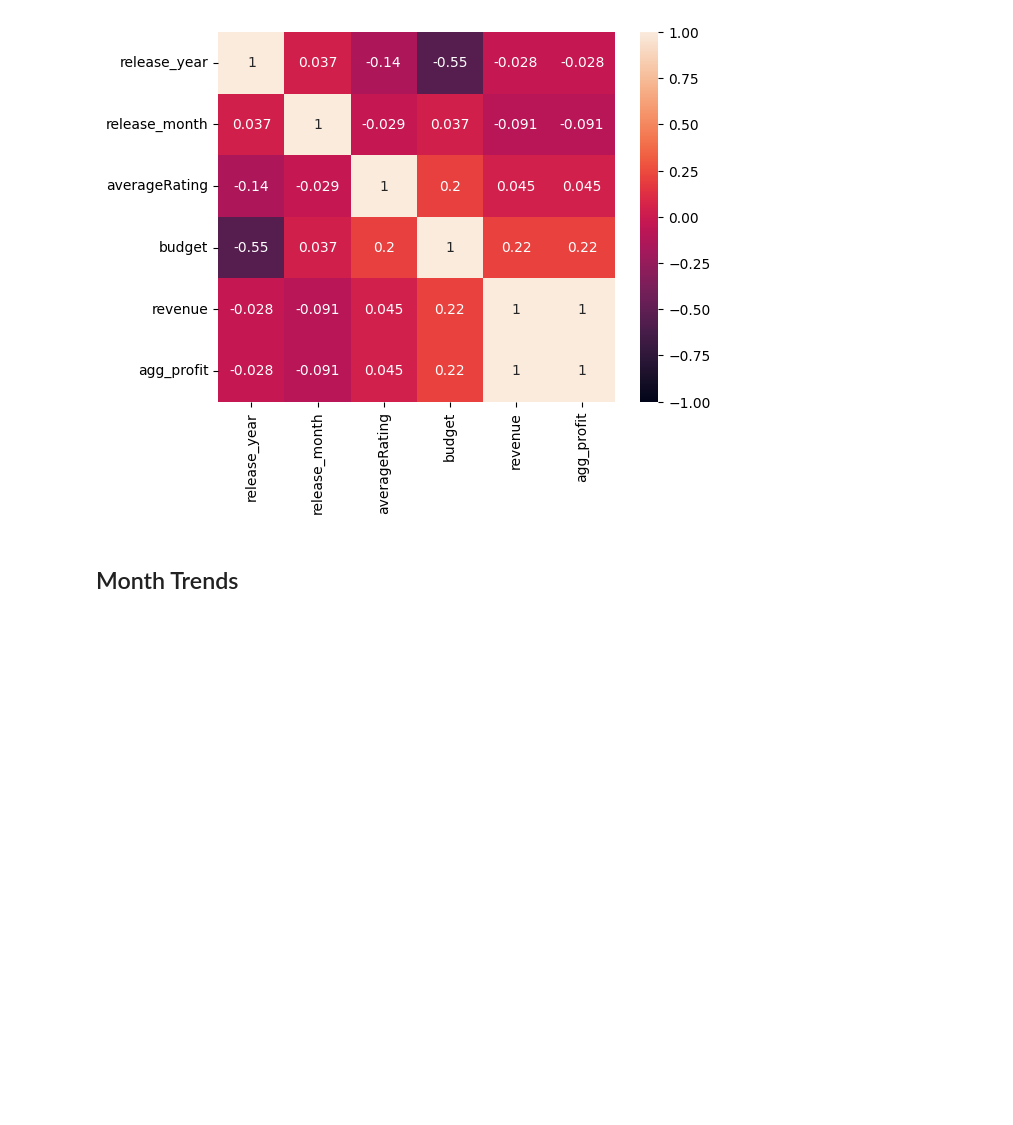
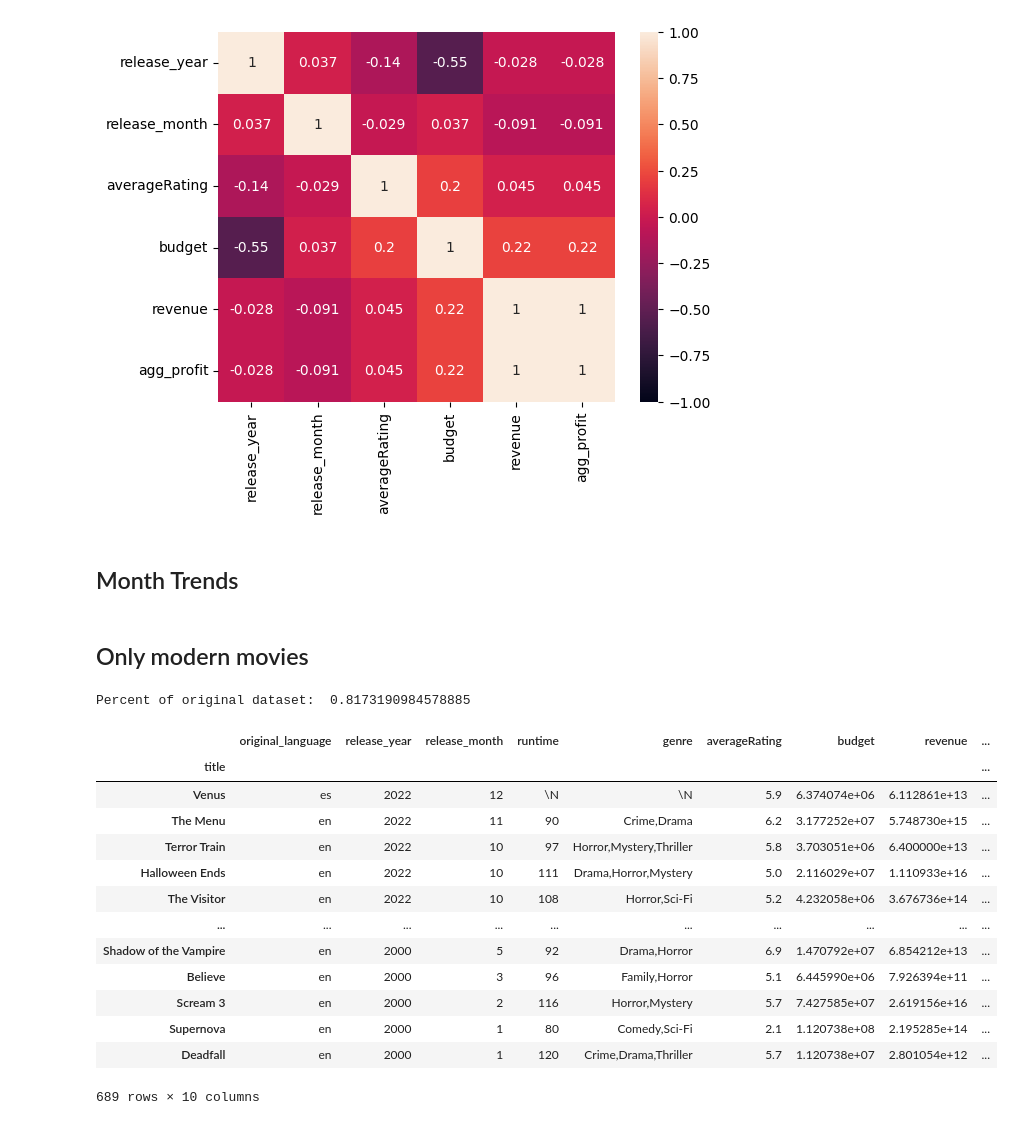
Before and after one commit to StevenAGoodman/tsa_data_science, a Jupyter notebook: exploratory.ipynb, the cells around one changed output. Cells and saved outputs as stored; diff of their text form; code cells hidden in the pictures; blank space fills up the shorter version.

```diff
--- a/exploratory.ipynb
+++ b/exploratory.ipynb
@@ -67,3 +65,26 @@ plt.show()
 [figure]
 # %% [markdown]
 ## Month Trends
+# %% [markdown]
+## Only modern movies
+# %%
+# only modern movies
+cent21_df = combined_df[combined_df["release_year"] >= 2000]
+print("Percent of original dataset: ", len(cent21_df) / len(combined_df))
+cent21_df
+# %% [output]
+Percent of original dataset:  0.8173190984578885
+|  | original_language | release_year | release_month | runtime | genre | averageRating | budget | revenue | ... |
+| title |  |  |  |  |  |  |  |  | ... |
+| Venus | es | 2022 | 12 | \N | \N | 5.9 | 6.374074e+06 | 6.112861e+13 | ... |
+| The Menu | en | 2022 | 11 | 90 | Crime,Drama | 6.2 | 3.177252e+07 | 5.748730e+15 | ... |
+| Terror Train | en | 2022 | 10 | 97 | Horror,Mystery,Thriller | 5.8 | 3.703051e+06 | 6.400000e+13 | ... |
+| Halloween Ends | en | 2022 | 10 | 111 | Drama,Horror,Mystery | 5.0 | 2.116029e+07 | 1.110933e+16 | ... |
+| The Visitor | en | 2022 | 10 | 108 | Horror,Sci-Fi | 5.2 | 4.232058e+06 | 3.676736e+14 | ... |
+| ... | ... | ... | ... | ... | ... | ... | ... | ... | ... |
+| Shadow of the Vampire | en | 2000 | 5 | 92 | Drama,Horror | 6.9 | 1.470792e+07 | 6.854212e+13 | ... |
+| Believe | en | 2000 | 3 | 96 | Family,Horror | 5.1 | 6.445990e+06 | 7.926394e+11 | ... |
+| Scream 3 | en | 2000 | 2 | 116 | Horror,Mystery | 5.7 | 7.427585e+07 | 2.619156e+16 | ... |
+| Supernova | en | 2000 | 1 | 80 | Comedy,Sci-Fi | 2.1 | 1.120738e+08 | 2.195285e+14 | ... |
+| Deadfall | en | 2000 | 1 | 120 | Crime,Drama,Thriller | 5.7 | 1.120738e+07 | 2.801054e+12 | ... |
+689 rows × 10 columns
```
Also changed, not shown: parts of 7 cells of this notebook, 1 other file.
